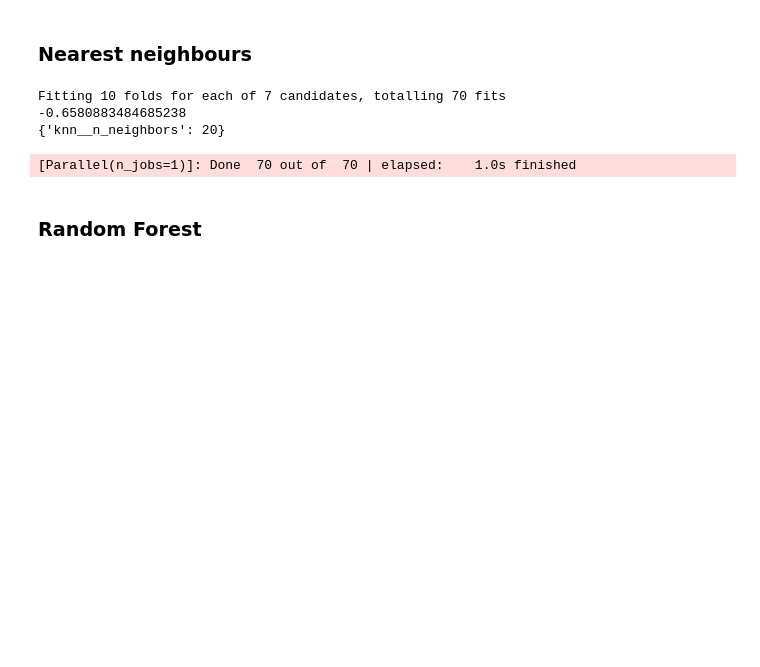
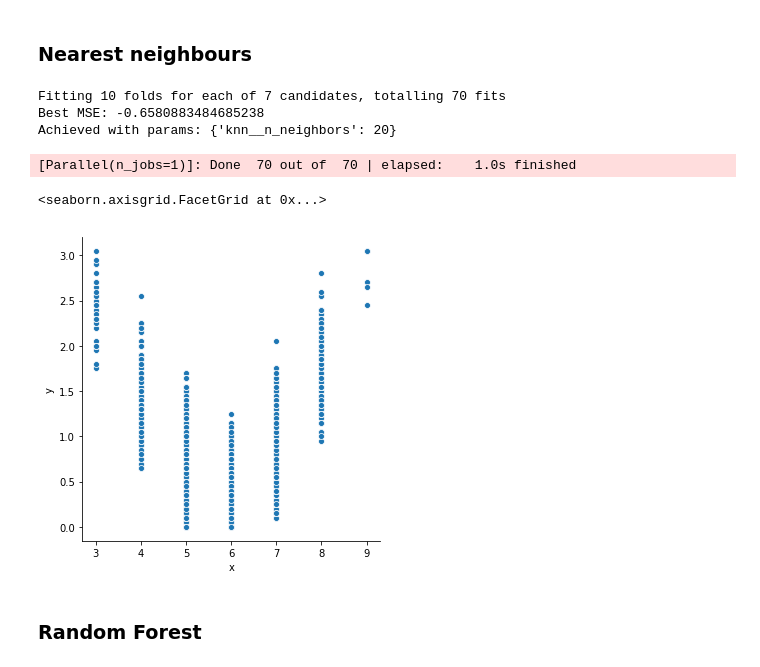
Before and after one commit to louislouisloui/cognitivo, a Jupyter notebook: 02_MODELS.ipynb, the cells around one changed output. Cells and saved outputs as stored; diff of their text form; code cells hidden in the pictures; blank space fills up the shorter version.

```diff
--- a/02_MODELS.ipynb
+++ b/02_MODELS.ipynb
@@ -129,15 +120,23 @@ pipe_knn_params = {'knn__n_neighbors':(1,2,4,8,20,40,60)}
 # %%
 grid_knn = GridSearchCV(pipe_knn, pipe_knn_params, scoring = 'neg_mean_absolute_error',verbose = 1,cv = 10)
 grid_knn.fit(X = dt.drop('quality', axis = 1).values, y = dt.quality)
-print(grid_knn.best_score_)
-print(grid_knn.best_params_)
+print(f'Best MSE: {grid_knn.best_score_}')
+print(f'Achieved with params: {grid_knn.best_params_}')
 # %% [output]
 Fitting 10 folds for each of 7 candidates, totalling 70 fits
--0.6580883484685238
-{'knn__n_neighbors': 20}
+Best MSE: -0.6580883484685238
+Achieved with params: {'knn__n_neighbors': 20}
 [Parallel(n_jobs=1)]: Done  70 out of  70 | elapsed:    1.0s finished
 # %%
 result.update({'KNN':{'MSE':abs(grid_knn.best_score_),'PARAMS':grid_knn.best_params_}})
+# %%
+y_pred = grid_knn.predict(dt.drop('quality',axis = 1))
+y_res = np.abs(dt.quality-y_pred)
+dt_res = pd.DataFrame({'x':dt.quality, 'y': np.abs(y_pred-dt.quality)})
+sns.relplot(data = dt_res, x = 'x', y = 'y')
+# %% [output]
+<seaborn.axisgrid.FacetGrid at 0x...>
+[figure, added]
 # %% [markdown]
 ### Random Forest
 # %%
```
Also changed, not shown: parts of 6 cells of this notebook, 1 other file.
